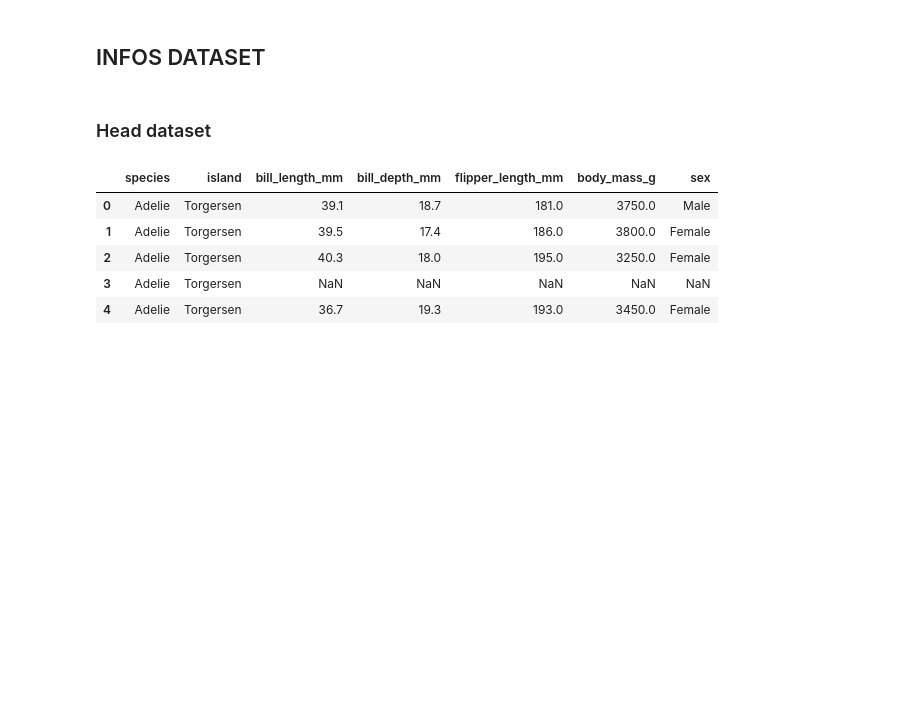
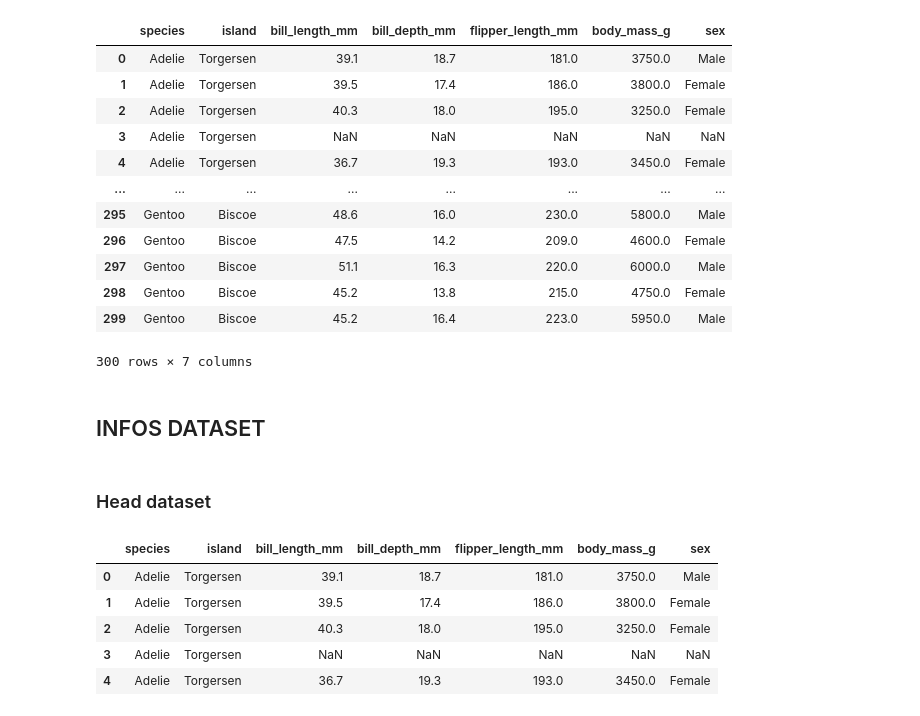
Before and after one commit to art2mkl/brief_ml_from_template, a Jupyter notebook: notebooks/ml_pinguins_nb.ipynb, the cells around one changed output. Drawn from its saved outputs; the diff is of its cells as text; code cells hidden in the pictures; blank space fills up the shorter version.

```diff
--- a/notebooks/ml_pinguins_nb.ipynb
+++ b/notebooks/ml_pinguins_nb.ipynb
@@ -19,6 +19,22 @@ from ml_pinguins_pkg.pinguins_viz import Pinguins_viz
 from ml_pinguins_pkg.pinguins_model import Pinguins_model
 # %%
 df = sns.load_dataset('penguins')
+# %%
+df[:300]
+# %% [output]
+|  | species | island | bill_length_mm | bill_depth_mm | flipper_length_mm | body_mass_g | sex |
+| 0 | Adelie | Torgersen | 39.1 | 18.7 | 181.0 | 3750.0 | Male |
+| 1 | Adelie | Torgersen | 39.5 | 17.4 | 186.0 | 3800.0 | Female |
+| 2 | Adelie | Torgersen | 40.3 | 18.0 | 195.0 | 3250.0 | Female |
+| 3 | Adelie | Torgersen | NaN | NaN | NaN | NaN | NaN |
+| 4 | Adelie | Torgersen | 36.7 | 19.3 | 193.0 | 3450.0 | Female |
+| ... | ... | ... | ... | ... | ... | ... | ... |
+| 295 | Gentoo | Biscoe | 48.6 | 16.0 | 230.0 | 5800.0 | Male |
+| 296 | Gentoo | Biscoe | 47.5 | 14.2 | 209.0 | 4600.0 | Female |
+| 297 | Gentoo | Biscoe | 51.1 | 16.3 | 220.0 | 6000.0 | Male |
+| 298 | Gentoo | Biscoe | 45.2 | 13.8 | 215.0 | 4750.0 | Female |
+| 299 | Gentoo | Biscoe | 45.2 | 16.4 | 223.0 | 5950.0 | Male |
+300 rows × 7 columns
 # %%
 viz = Pinguins_viz(df,'species')
 viz.infos()
```
Also changed, not shown: 6 other files.
